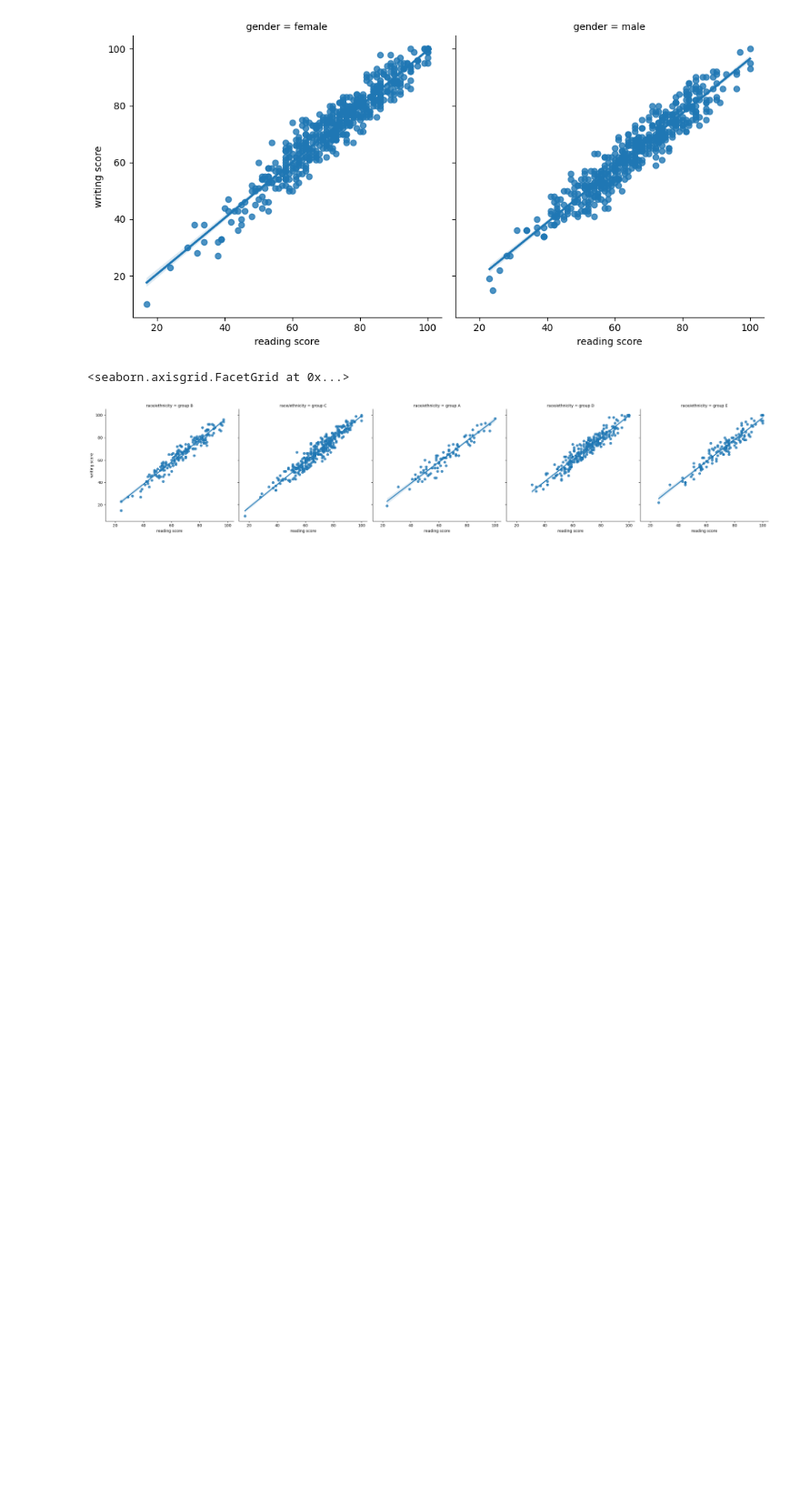
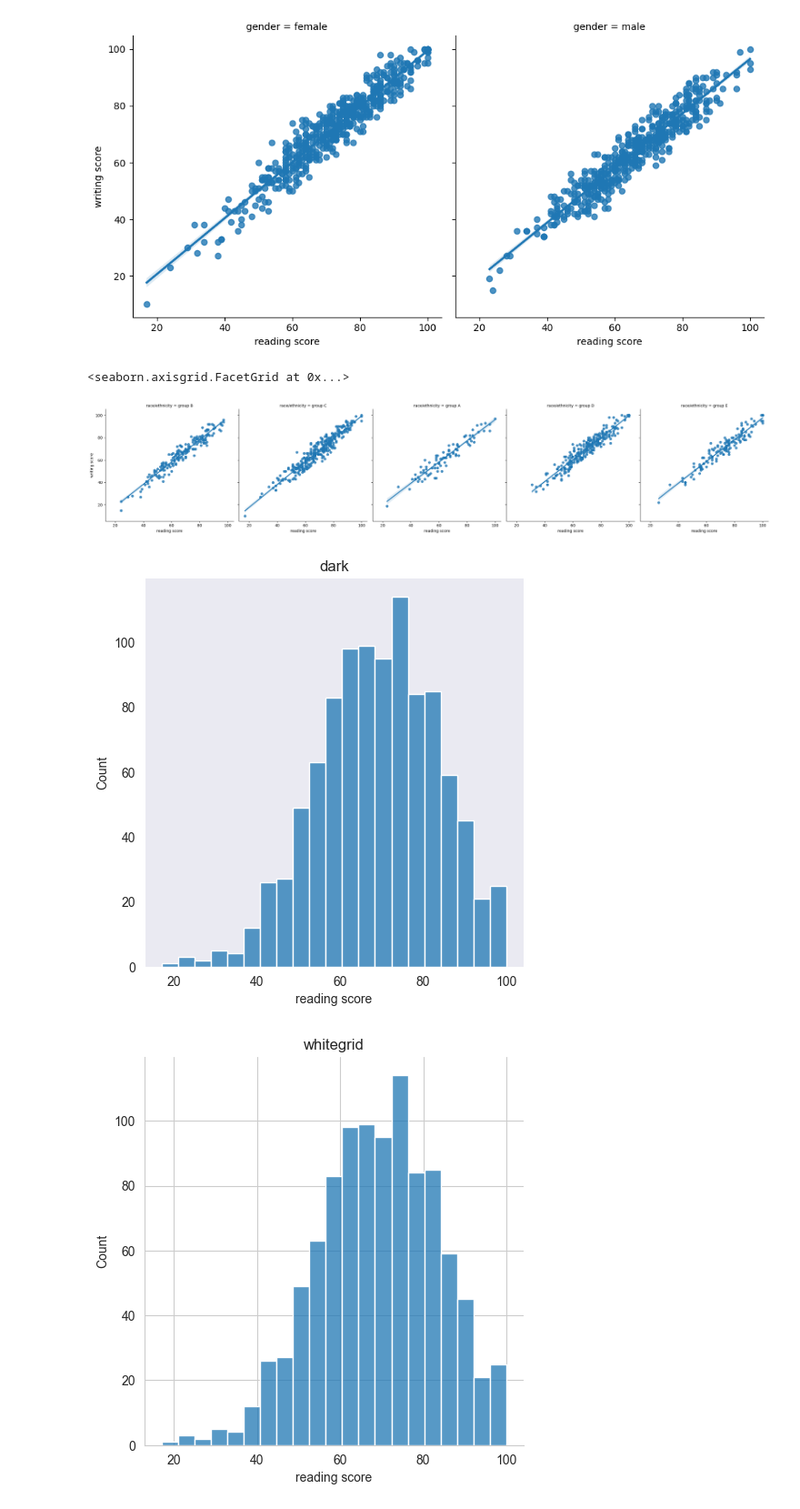
Before and after one commit to Benmaza/Benmaza, a Jupyter notebook: EBAC/18_seaborn.ipynb, the cells around one changed output. Shown at 91% size. Drawn from its saved outputs; the diff is of its cells as text; code cells hidden in the pictures; blank space fills up the shorter version.

```diff
--- a/EBAC/18_seaborn.ipynb
+++ b/EBAC/18_seaborn.ipynb
@@ -81,3 +81,12 @@ sns.lmplot(x = 'reading score', y = 'writing score', data=df, col="race/ethnicit
 # %% [output]
 <seaborn.axisgrid.FacetGrid at 0x...>
 [figure]
+# %%
+for style in ['dark', 'whitegrid', 'darkgrid', 'ticks']:
+    sns.set_style(style)
+    sns.displot(df['reading score'])
+    plt.title(style)
+    plt.show()
+# %% [output]
+[figure, added]
+[figure, added]
```
Also changed, not shown: parts of 31 cells of this notebook, 7 other files.
